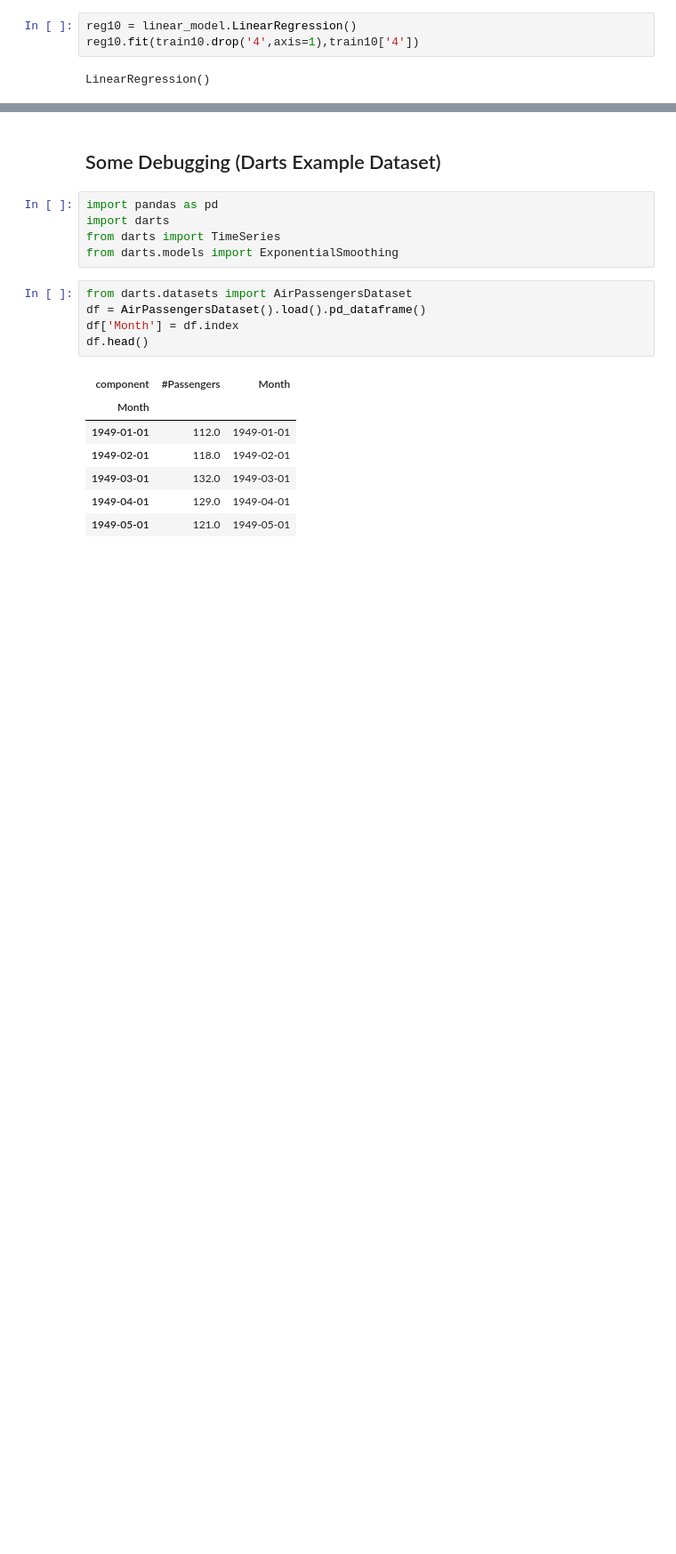
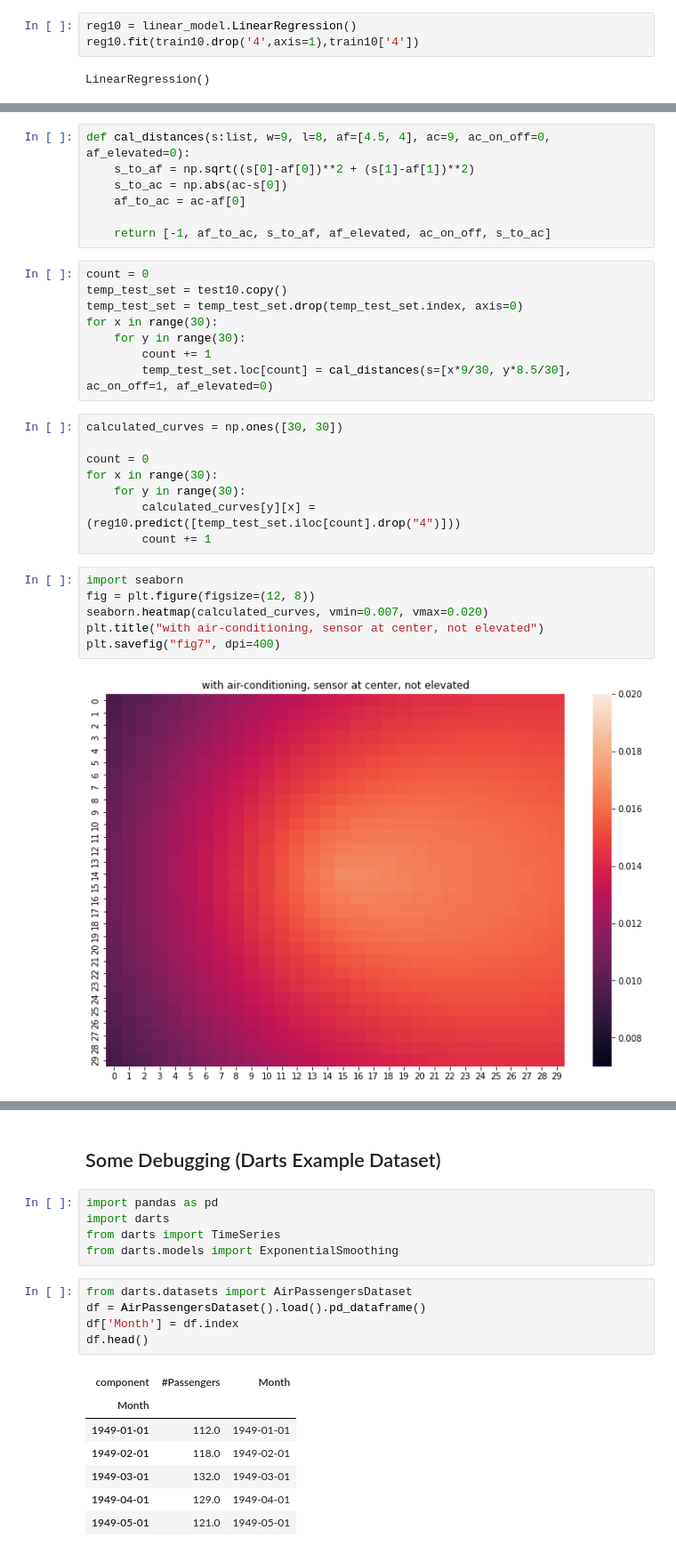
Before and after one commit to yuyouyou032/ph11, a Jupyter notebook: data/analysis.ipynb, the cells around one changed output, grey strips where cells are left out. Shown at 89% size. Drawn from its saved outputs; the diff is of its cells as text; blank space fills up the shorter version.

```diff
--- a/data/analysis.ipynb
+++ b/data/analysis.ipynb
@@ -877,0 +930,31 @@ reg25.intercept_
+# %%
+def cal_distances(s:list, w=9, l=8, af=[4.5, 4], ac=9, ac_on_off=0, af_elevated=0):
+    s_to_af = np.sqrt((s[0]-af[0])**2 + (s[1]-af[1])**2)
+    s_to_ac = np.abs(ac-s[0])
+    af_to_ac = ac-af[0]
+
+    return [-1, af_to_ac, s_to_af, af_elevated, ac_on_off, s_to_ac]
+# %%
+count = 0
+temp_test_set = test10.copy()
+temp_test_set = temp_test_set.drop(temp_test_set.index, axis=0)
+for x in range(30):
+    for y in range(30):
+        count += 1
+        temp_test_set.loc[count] = cal_distances(s=[x*9/30, y*8.5/30], ac_on_off=1, af_elevated=0)
+# %%
+calculated_curves = np.ones([30, 30])
+
+count = 0
+for x in range(30):
+    for y in range(30):
+        calculated_curves[y][x] = (reg10.predict([temp_test_set.iloc[count].drop("4")]))
+        count += 1
+# %%
+import seaborn
+fig = plt.figure(figsize=(12, 8))
+seaborn.heatmap(calculated_curves, vmin=0.007, vmax=0.020)
+plt.title("with air-conditioning, sensor at center, not elevated")
+plt.savefig("fig7", dpi=400)
+# %% [output]
+[figure, added]
```
Also changed, not shown: parts of 21 cells of this notebook, 4 other files.
